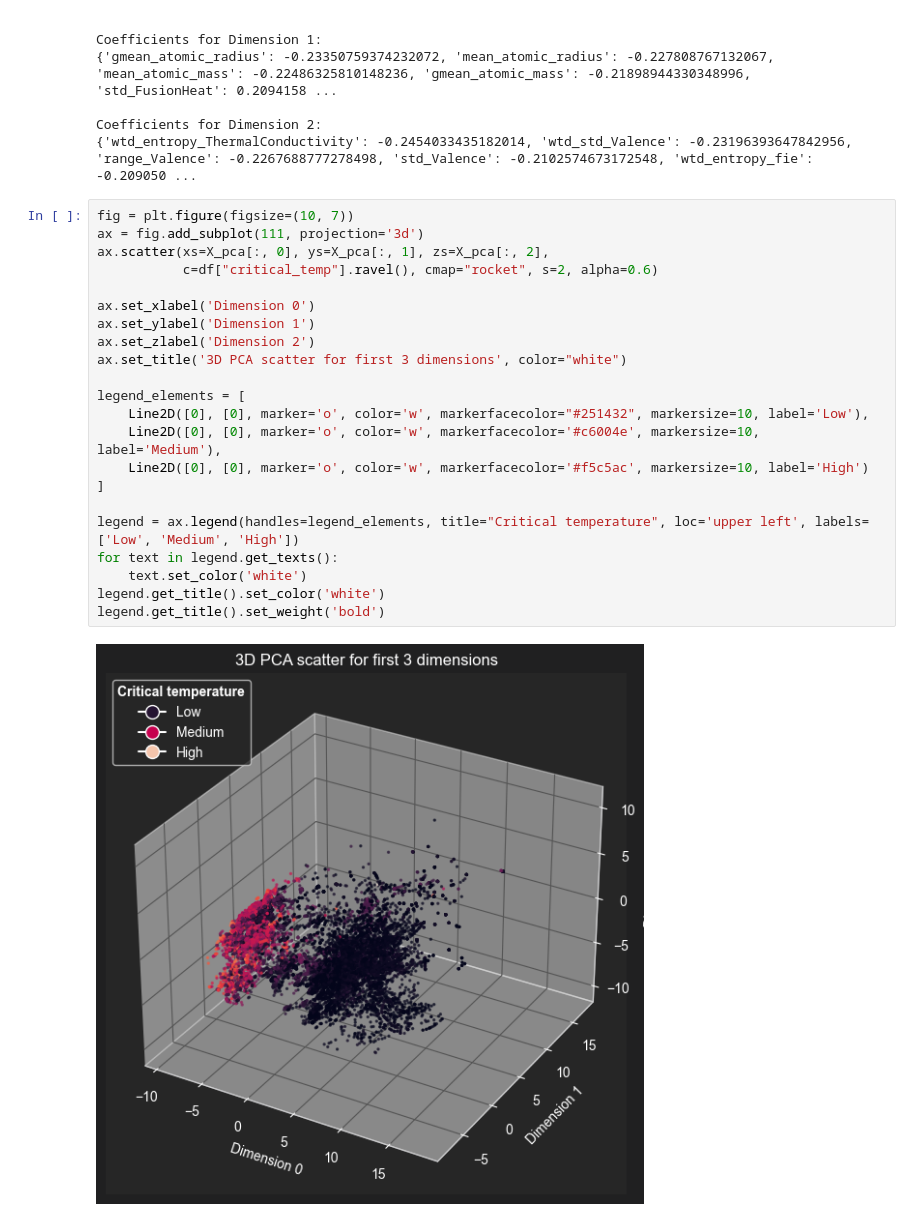
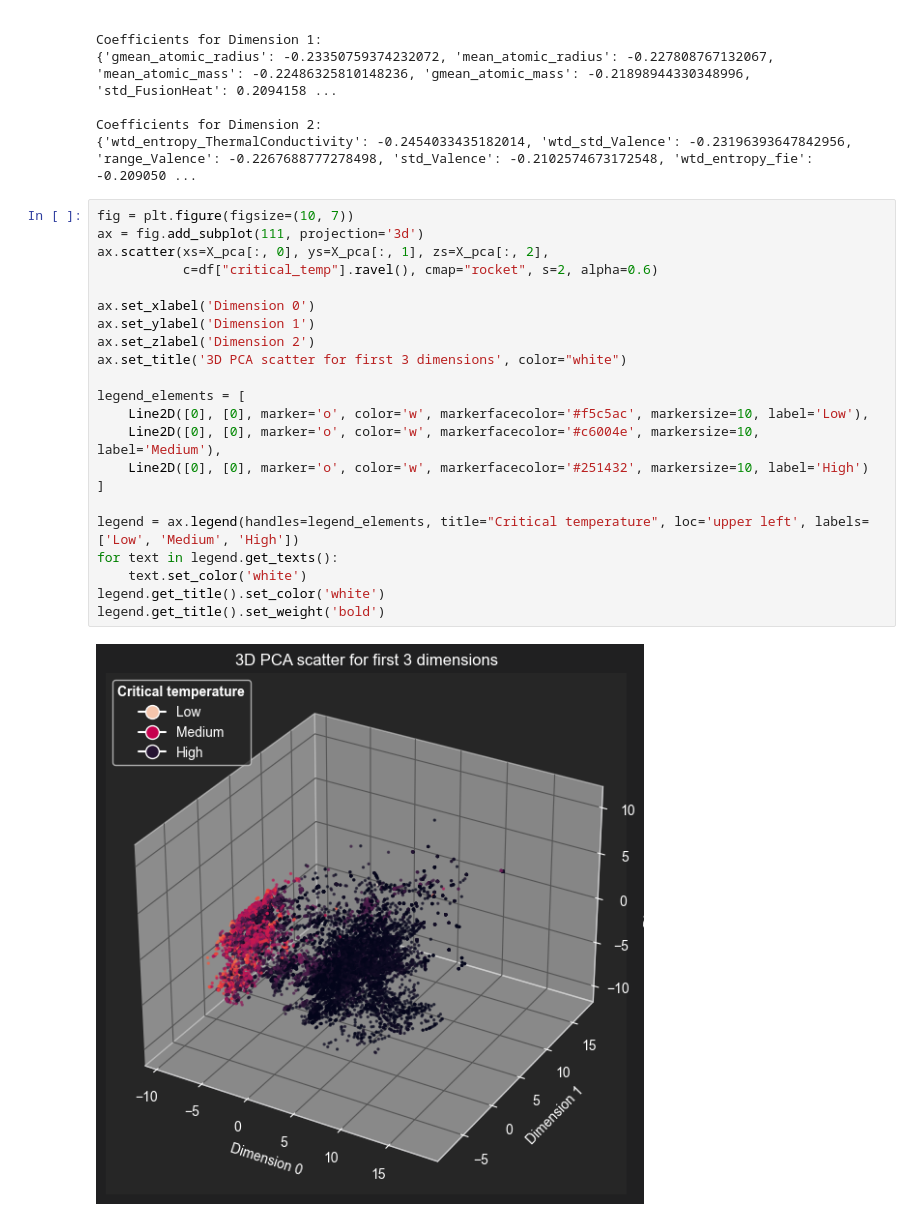
Before and after one commit to Firefly55lm/superconductors_critical_temperature_analysis, a Jupyter notebook: models_test.ipynb, the cells around one changed output. Drawn from its saved outputs; the diff is of its cells as text.

Commit message:
feat: more pca plots

```diff
--- a/models_test.ipynb
+++ b/models_test.ipynb
@@ -100,24 +100,24 @@ Coefficients for Dimension 2:
 # %%
 fig = plt.figure(figsize=(10, 7))
 ax = fig.add_subplot(111, projection='3d')
 ax.scatter(xs=X_pca[:, 0], ys=X_pca[:, 1], zs=X_pca[:, 2],
            c=df["critical_temp"].ravel(), cmap="rocket", s=2, alpha=0.6)
 
 ax.set_xlabel('Dimension 0')
 ax.set_ylabel('Dimension 1')
 ax.set_zlabel('Dimension 2')
 ax.set_title('3D PCA scatter for first 3 dimensions', color="white")
 
 legend_elements = [
-    Line2D([0], [0], marker='o', color='w', markerfacecolor="#251432", markersize=10, label='Low'),
+    Line2D([0], [0], marker='o', color='w', markerfacecolor='#f5c5ac', markersize=10, label='Low'),
     Line2D([0], [0], marker='o', color='w', markerfacecolor='#c6004e', markersize=10, label='Medium'),
-    Line2D([0], [0], marker='o', color='w', markerfacecolor='#f5c5ac', markersize=10, label='High')
+    Line2D([0], [0], marker='o', color='w', markerfacecolor='#251432', markersize=10, label='High')
 ]
 
 legend = ax.legend(handles=legend_elements, title="Critical temperature", loc='upper left', labels=['Low', 'Medium', 'High'])
 for text in legend.get_texts():
     text.set_color('white')
 legend.get_title().set_color('white')
 legend.get_title().set_weight('bold')
 # %% [output]
-[figure, old version]
+[figure, new version]
```
Also changed, not shown: parts of 6 cells of this notebook.
